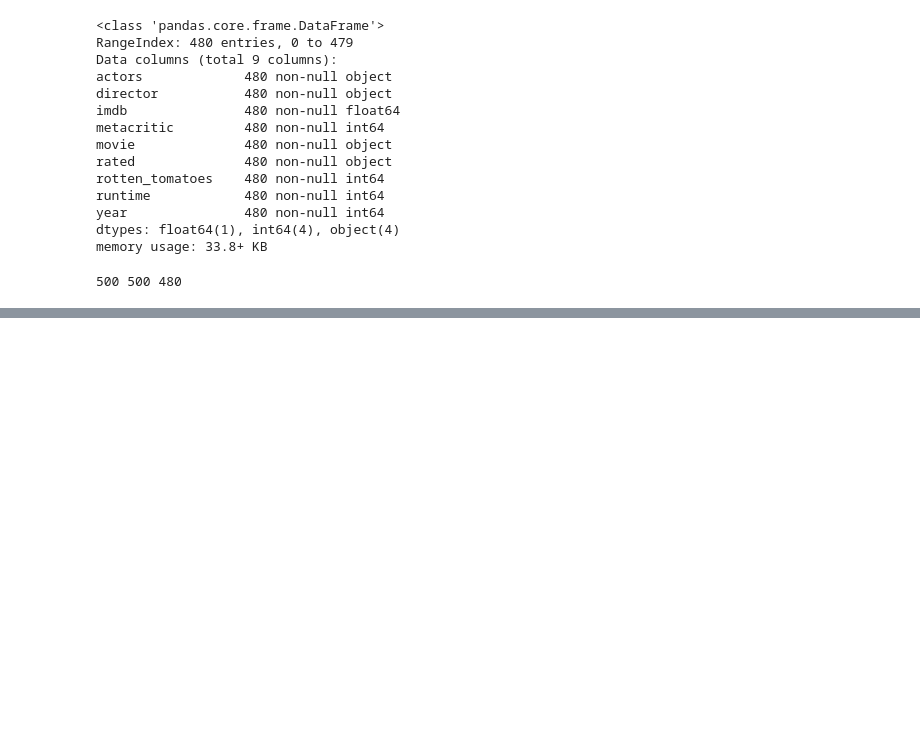
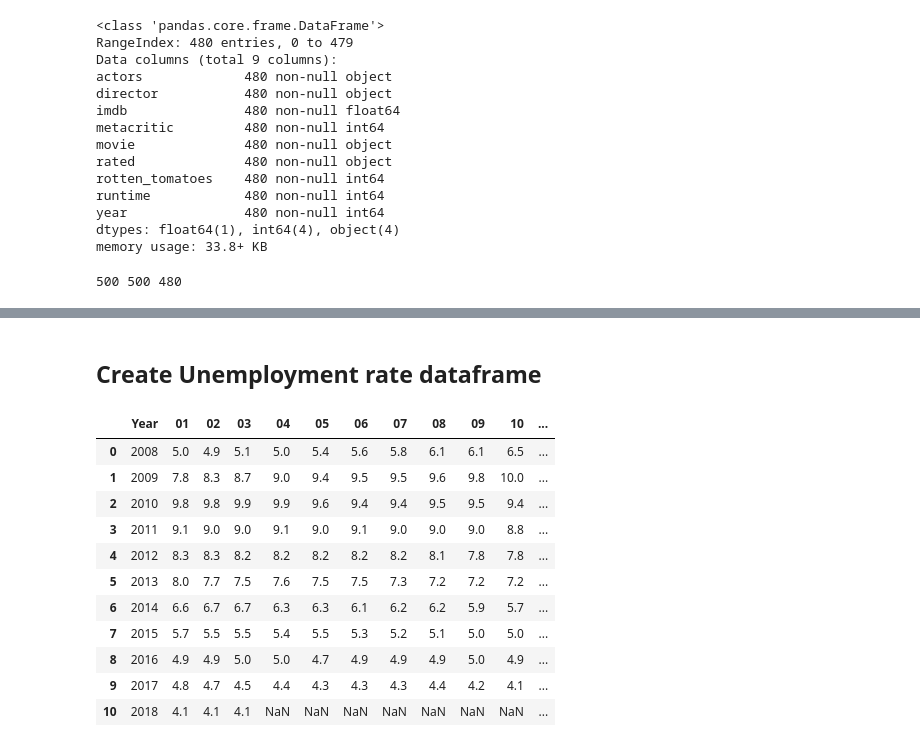
Before and after one commit to pmin91/DS_projects, a Jupyter notebook: 02-Luther/02 - Web Scrape & Data Collection.ipynb, the cells around one changed output, grey strips where cells are left out. Cells and saved outputs as stored; diff of their text form; code cells hidden in the pictures; blank space fills up the shorter version.

```diff
--- a/02-Luther/02 - Web Scrape & Data Collection.ipynb
+++ b/02-Luther/02 - Web Scrape & Data Collection.ipynb
@@ -856,0 +952,20 @@ merged2.to_pickle("prelim_merged.pkl")
+# %% [markdown]
+## Create Unemployment rate dataframe
+# %%
+#Create dataframe for unemployment rate
+emp = pd.read_csv("unemployment rate.csv", sep=",")
+emp.Year = emp.Year.astype(str)
+emp
+# %% [output]
+|  | Year | 01 | 02 | 03 | 04 | 05 | 06 | 07 | 08 | 09 | 10 | ... |
+| 0 | 2008 | 5.0 | 4.9 | 5.1 | 5.0 | 5.4 | 5.6 | 5.8 | 6.1 | 6.1 | 6.5 | ... |
+| 1 | 2009 | 7.8 | 8.3 | 8.7 | 9.0 | 9.4 | 9.5 | 9.5 | 9.6 | 9.8 | 10.0 | ... |
+| 2 | 2010 | 9.8 | 9.8 | 9.9 | 9.9 | 9.6 | 9.4 | 9.4 | 9.5 | 9.5 | 9.4 | ... |
+| 3 | 2011 | 9.1 | 9.0 | 9.0 | 9.1 | 9.0 | 9.1 | 9.0 | 9.0 | 9.0 | 8.8 | ... |
+| 4 | 2012 | 8.3 | 8.3 | 8.2 | 8.2 | 8.2 | 8.2 | 8.2 | 8.1 | 7.8 | 7.8 | ... |
+| 5 | 2013 | 8.0 | 7.7 | 7.5 | 7.6 | 7.5 | 7.5 | 7.3 | 7.2 | 7.2 | 7.2 | ... |
+| 6 | 2014 | 6.6 | 6.7 | 6.7 | 6.3 | 6.3 | 6.1 | 6.2 | 6.2 | 5.9 | 5.7 | ... |
+| 7 | 2015 | 5.7 | 5.5 | 5.5 | 5.4 | 5.5 | 5.3 | 5.2 | 5.1 | 5.0 | 5.0 | ... |
+| 8 | 2016 | 4.9 | 4.9 | 5.0 | 5.0 | 4.7 | 4.9 | 4.9 | 4.9 | 5.0 | 4.9 | ... |
+| 9 | 2017 | 4.8 | 4.7 | 4.5 | 4.4 | 4.3 | 4.3 | 4.3 | 4.4 | 4.2 | 4.1 | ... |
+| 10 | 2018 | 4.1 | 4.1 | 4.1 | NaN | NaN | NaN | NaN | NaN | NaN | NaN | ... |
```
Also changed, not shown: parts of 36 cells of this notebook, 13 other files.
